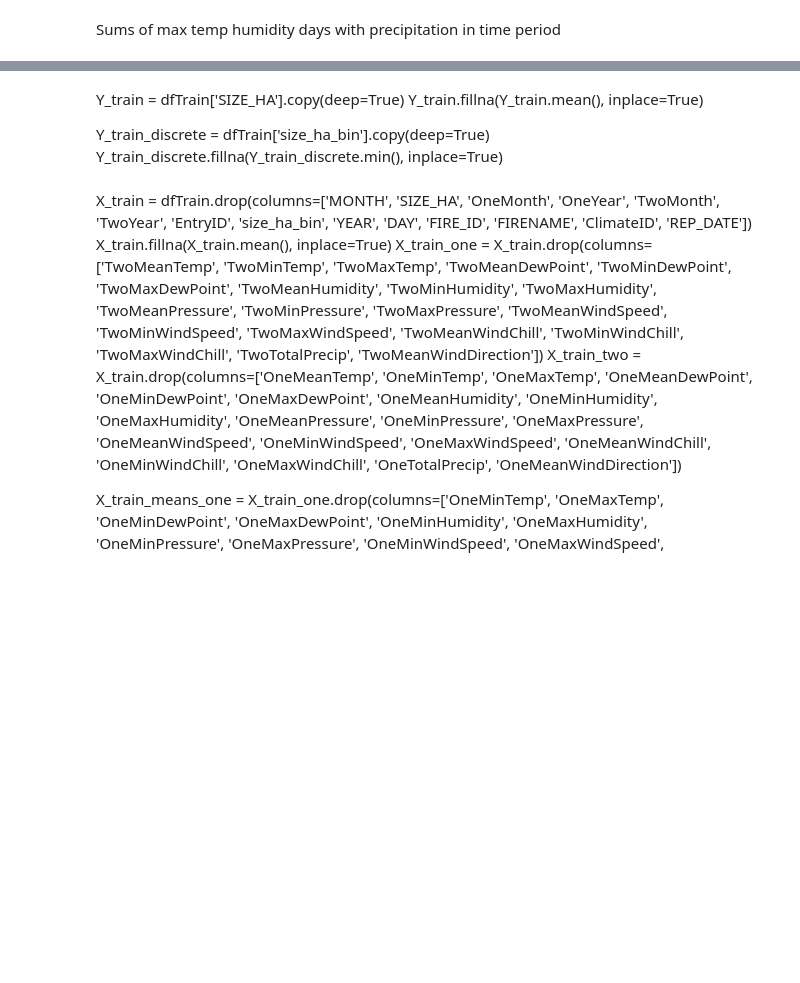
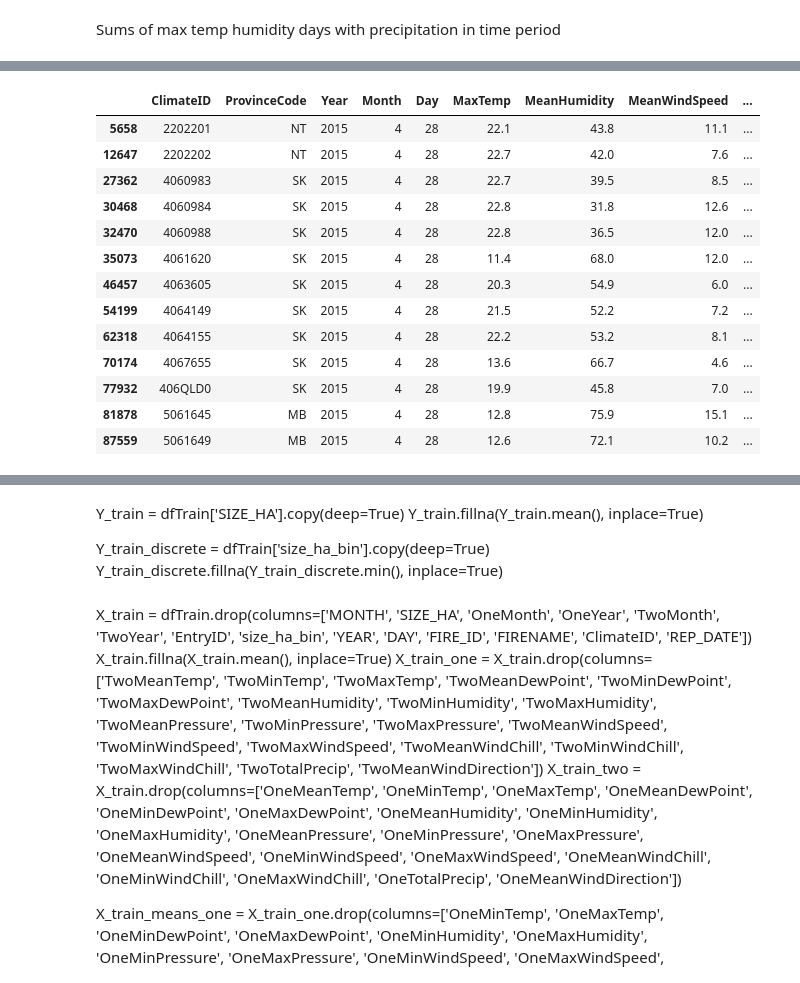
Before and after one commit to ChromaticPanic/MLweatherForestFire, a Jupyter notebook: Data_step5_SKderivedWeather.ipynb, the cells around one changed output, grey strips where cells are left out. Drawn from its saved outputs; the diff is of its cells as text; code cells hidden in the pictures; blank space fills up the shorter version.

```diff
--- a/Data_step5_SKderivedWeather.ipynb
+++ b/Data_step5_SKderivedWeather.ipynb
@@ -56,0 +87,18 @@ dfFireWeather['utc'] = pd.to_datetime(dfFireWeather[['YEAR', 'MONTH', 'DAY']]).a
+# %%
+# show weather 2015 4 28
+dfWeatherDaily[(dfWeatherDaily['Year'] == 2015) & (dfWeatherDaily['Month'] == 4) & (dfWeatherDaily['Day'] == 28)]
+# %% [output]
+|  | ClimateID | ProvinceCode | Year | Month | Day | MaxTemp | MeanHumidity | MeanWindSpeed | ... |
+| 5658 | 2202201 | NT | 2015 | 4 | 28 | 22.1 | 43.8 | 11.1 | ... |
+| 12647 | 2202202 | NT | 2015 | 4 | 28 | 22.7 | 42.0 | 7.6 | ... |
+| 27362 | 4060983 | SK | 2015 | 4 | 28 | 22.7 | 39.5 | 8.5 | ... |
+| 30468 | 4060984 | SK | 2015 | 4 | 28 | 22.8 | 31.8 | 12.6 | ... |
+| 32470 | 4060988 | SK | 2015 | 4 | 28 | 22.8 | 36.5 | 12.0 | ... |
+| 35073 | 4061620 | SK | 2015 | 4 | 28 | 11.4 | 68.0 | 12.0 | ... |
+| 46457 | 4063605 | SK | 2015 | 4 | 28 | 20.3 | 54.9 | 6.0 | ... |
+| 54199 | 4064149 | SK | 2015 | 4 | 28 | 21.5 | 52.2 | 7.2 | ... |
+| 62318 | 4064155 | SK | 2015 | 4 | 28 | 22.2 | 53.2 | 8.1 | ... |
+| 70174 | 4067655 | SK | 2015 | 4 | 28 | 13.6 | 66.7 | 4.6 | ... |
+| 77932 | 406QLD0 | SK | 2015 | 4 | 28 | 19.9 | 45.8 | 7.0 | ... |
+| 81878 | 5061645 | MB | 2015 | 4 | 28 | 12.8 | 75.9 | 15.1 | ... |
+| 87559 | 5061649 | MB | 2015 | 4 | 28 | 12.6 | 72.1 | 10.2 | ... |
```
Also changed, not shown: parts of 12 cells of this notebook, 3 other files.
